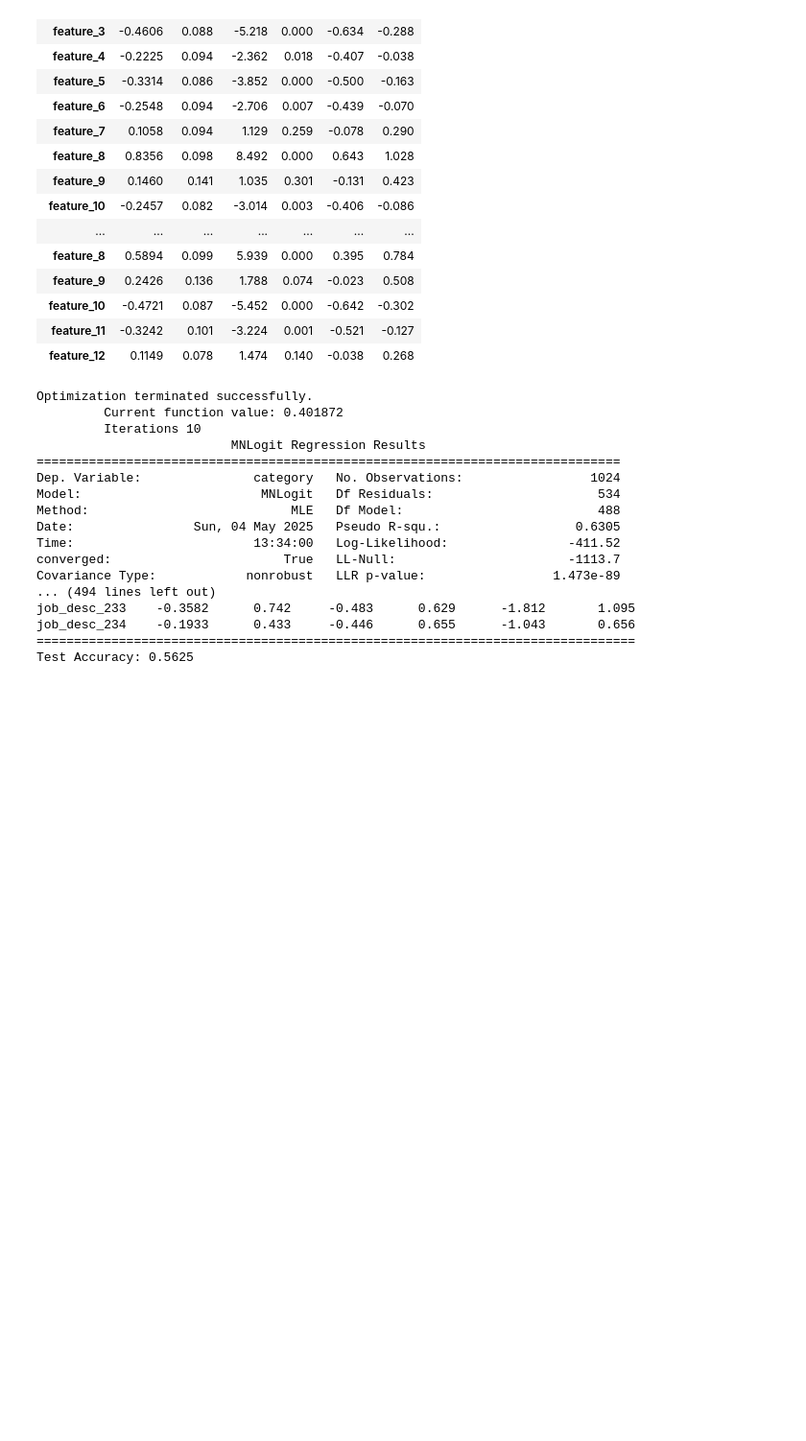
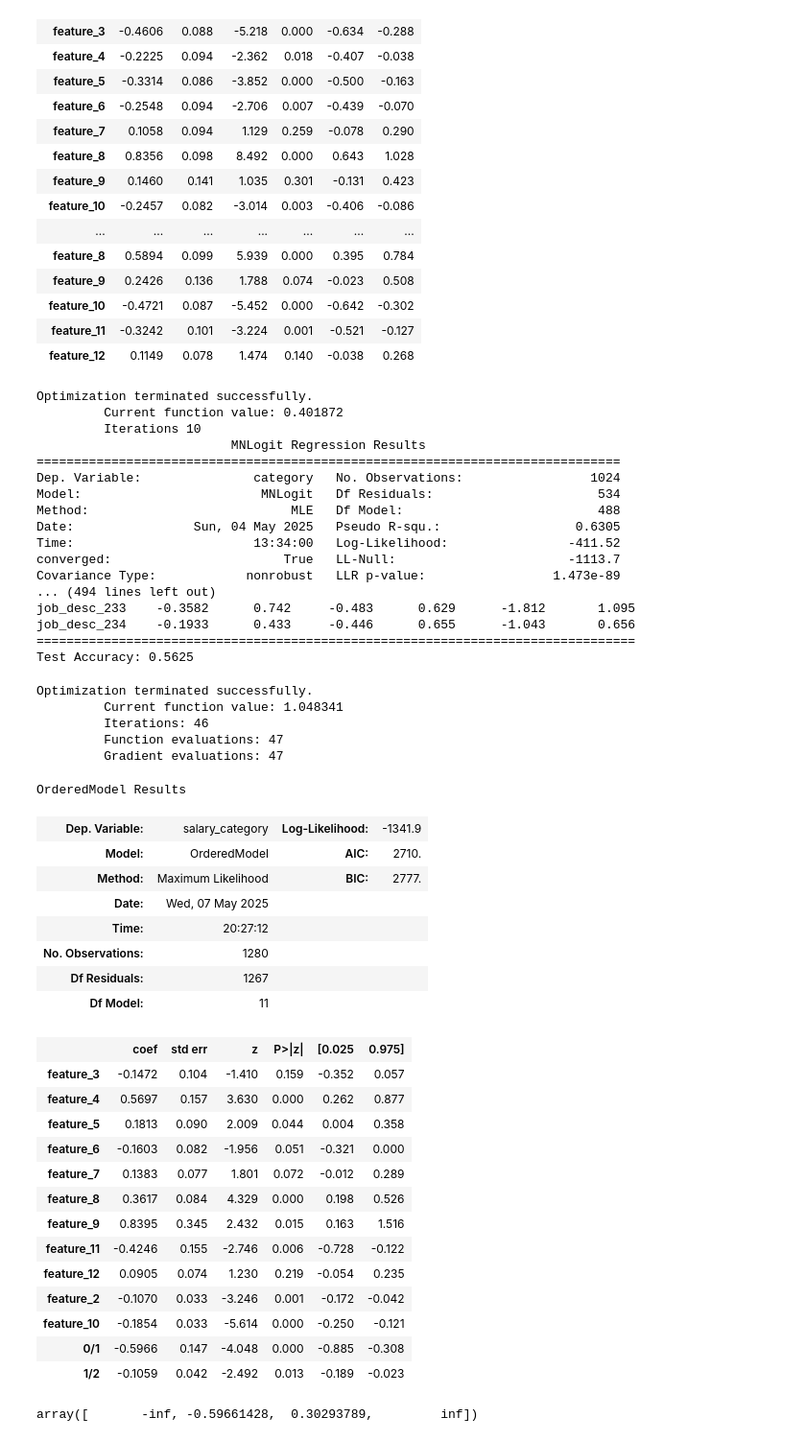
Before and after one commit to StefanConstantin707/Engineering_Salary_Prediction, a Jupyter notebook: Notebooks/Data Visuaization.ipynb, the cells around one changed output. Shown: that part at 96% size. Saved outputs shown, nothing was run; the diff lists cells and outputs as text; code cells hidden in the pictures; blank space fills up the shorter version.

```diff
--- a/Notebooks/Data Visuaization.ipynb
+++ b/Notebooks/Data Visuaization.ipynb
@@ -258,0 +251,54 @@ Test Accuracy: 0.5625
+# %%
+dh = DataHandler()
+X, Y = dh.get_train_data()
+
+month_encoded_columns = sorted([c for c in X.columns if c.startswith("month_")])
+feature_1_encoded_columns = sorted([c for c in X.columns if c.startswith("feature_1_")])
+job_title_encoded_columns = sorted([c for c in X.columns if c.startswith("job_title_")])
+job_state_encoded_columns = sorted([c for c in X.columns if c.startswith("job_state_")])
+bool_columns = [f"feature_{i}" for i in range(3, 10)] + ["feature_11", "feature_12"]
+quantitative_columns = ["feature_2", "feature_10"]
+job_desc_cols = [f"job_desc_{i:03d}" for i in range(1, 301)]
+
+total_features = job_desc_cols + bool_columns + quantitative_columns
+total_features = bool_columns + quantitative_columns + job_desc_cols + month_encoded_columns + feature_1_encoded_columns + job_title_encoded_columns
+X = X[total_features].to_pandas()
+Y = Y.to_pandas()
+# %%
+model = OrderedModel(Y, X, distr='probit')  # or 'probit', etc.
+result = model.fit(method='bfgs')
+result.summary()
+# %% [output]
+Optimization terminated successfully.
+         Current function value: 1.048341
+         Iterations: 46
+         Function evaluations: 47
+         Gradient evaluations: 47
+OrderedModel Results
+| Dep. Variable: | salary_category | Log-Likelihood: | -1341.9 |
+| Model: | OrderedModel | AIC: | 2710. |
+| Method: | Maximum Likelihood | BIC: | 2777. |
+| Date: | Wed, 07 May 2025 |  |  |
+| Time: | 20:27:12 |  |  |
+| No. Observations: | 1280 |  |  |
+| Df Residuals: | 1267 |  |  |
+| Df Model: | 11 |  |  |
+|  | coef | std err | z | P>|z| | [0.025 | 0.975] |
+| feature_3 | -0.1472 | 0.104 | -1.410 | 0.159 | -0.352 | 0.057 |
+| feature_4 | 0.5697 | 0.157 | 3.630 | 0.000 | 0.262 | 0.877 |
+| feature_5 | 0.1813 | 0.090 | 2.009 | 0.044 | 0.004 | 0.358 |
+| feature_6 | -0.1603 | 0.082 | -1.956 | 0.051 | -0.321 | 0.000 |
+| feature_7 | 0.1383 | 0.077 | 1.801 | 0.072 | -0.012 | 0.289 |
+| feature_8 | 0.3617 | 0.084 | 4.329 | 0.000 | 0.198 | 0.526 |
+| feature_9 | 0.8395 | 0.345 | 2.432 | 0.015 | 0.163 | 1.516 |
+| feature_11 | -0.4246 | 0.155 | -2.746 | 0.006 | -0.728 | -0.122 |
+| feature_12 | 0.0905 | 0.074 | 1.230 | 0.219 | -0.054 | 0.235 |
+| feature_2 | -0.1070 | 0.033 | -3.246 | 0.001 | -0.172 | -0.042 |
+| feature_10 | -0.1854 | 0.033 | -5.614 | 0.000 | -0.250 | -0.121 |
+| 0/1 | -0.5966 | 0.147 | -4.048 | 0.000 | -0.885 | -0.308 |
+| 1/2 | -0.1059 | 0.042 | -2.492 | 0.013 | -0.189 | -0.023 |
+# %%
+num_of_thresholds = 2
+model.transform_threshold_params(result.params[-num_of_thresholds:])
+# %% [output]
+array([       -inf, -0.59661428,  0.30293789,         inf])
```
Also changed, not shown: parts of 7 cells of this notebook, 5 other files.
